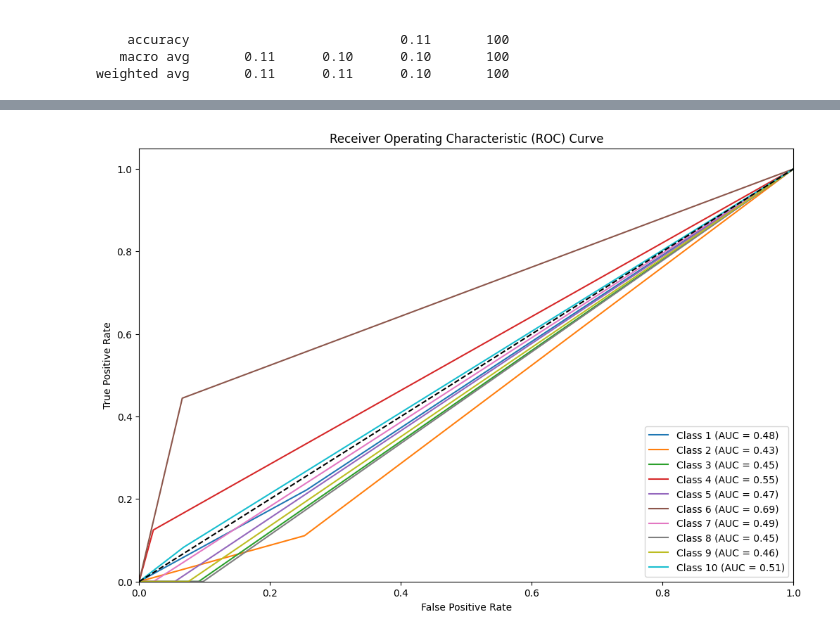
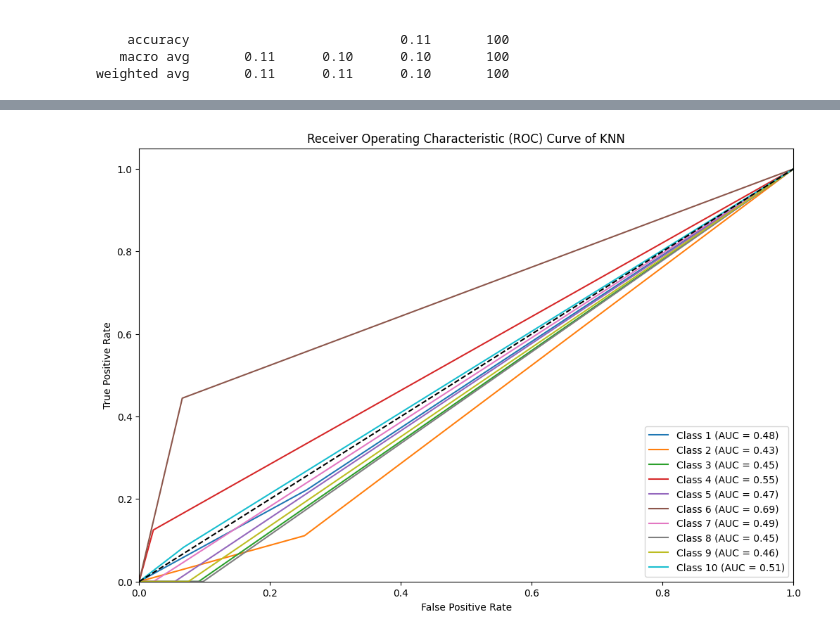
Before and after one commit to J0hun1/AI_CaseStudy_01, a Jupyter notebook: notebooks/KNN.ipynb, the cells around one changed output, grey strips where cells are left out. Saved outputs shown, nothing was run; the diff lists cells and outputs as text; code cells hidden in the pictures.

```diff
--- a/notebooks/KNN.ipynb
+++ b/notebooks/KNN.ipynb
@@ -116,32 +106,32 @@ plt.show()
 # %%
 from sklearn.metrics import roc_curve, roc_auc_score
 from sklearn.preprocessing import label_binarize
 
 # Binarize the output
 y_test_binarized = label_binarize(y_test, classes=[1, 2, 3, 4, 5, 6, 7, 8, 9, 10])
 y_pred_binarized = label_binarize(y_pred, classes=[1, 2, 3, 4, 5, 6, 7, 8, 9, 10])
 
 # Compute ROC curve and ROC area for each class
 fpr = dict()
 tpr = dict()
 roc_auc = dict()
 for i in range(10):
     fpr[i], tpr[i], _ = roc_curve(y_test_binarized[:, i], y_pred_binarized[:, i])
     roc_auc[i] = roc_auc_score(y_test_binarized[:, i], y_pred_binarized[:, i])
 
 # Plot ROC curve for each class
 plt.figure(figsize=(12, 8))
 for i in range(10):
     plt.plot(fpr[i], tpr[i], label=f'Class {i+1} (AUC = {roc_auc[i]:.2f})')
 
 plt.plot([0, 1], [0, 1], 'k--')
 plt.xlim([0.0, 1.0])
 plt.ylim([0.0, 1.05])
 plt.xlabel('False Positive Rate')
 plt.ylabel('True Positive Rate')
-plt.title('Receiver Operating Characteristic (ROC) Curve')
+plt.title('Receiver Operating Characteristic (ROC) Curve of KNN')
 plt.legend(loc='lower right')
 plt.show()
 # %% [output]
-[figure, old version]
+[figure, new version]
 # %%
```
Also changed, not shown: parts of 3 cells of this notebook, 2 other files.
